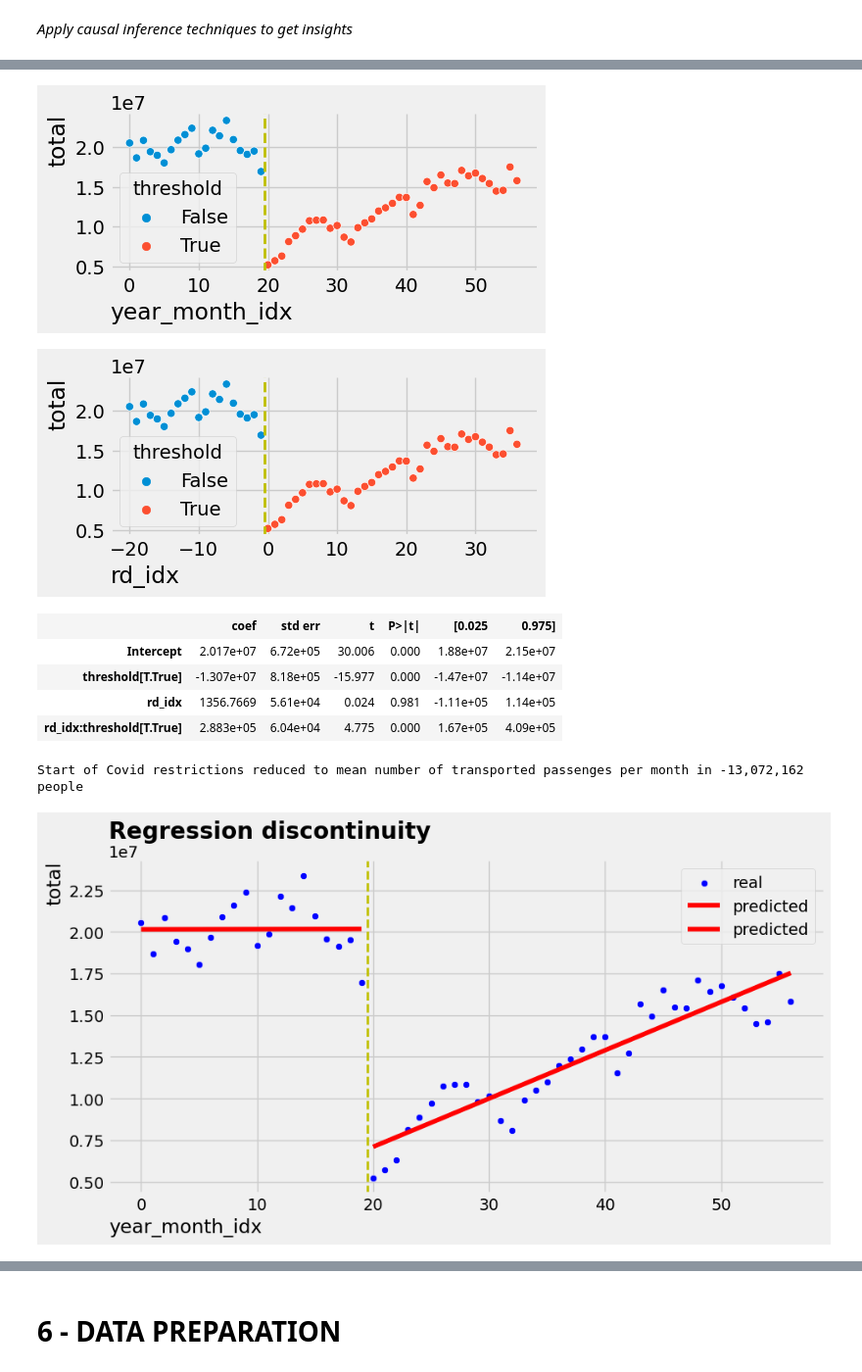
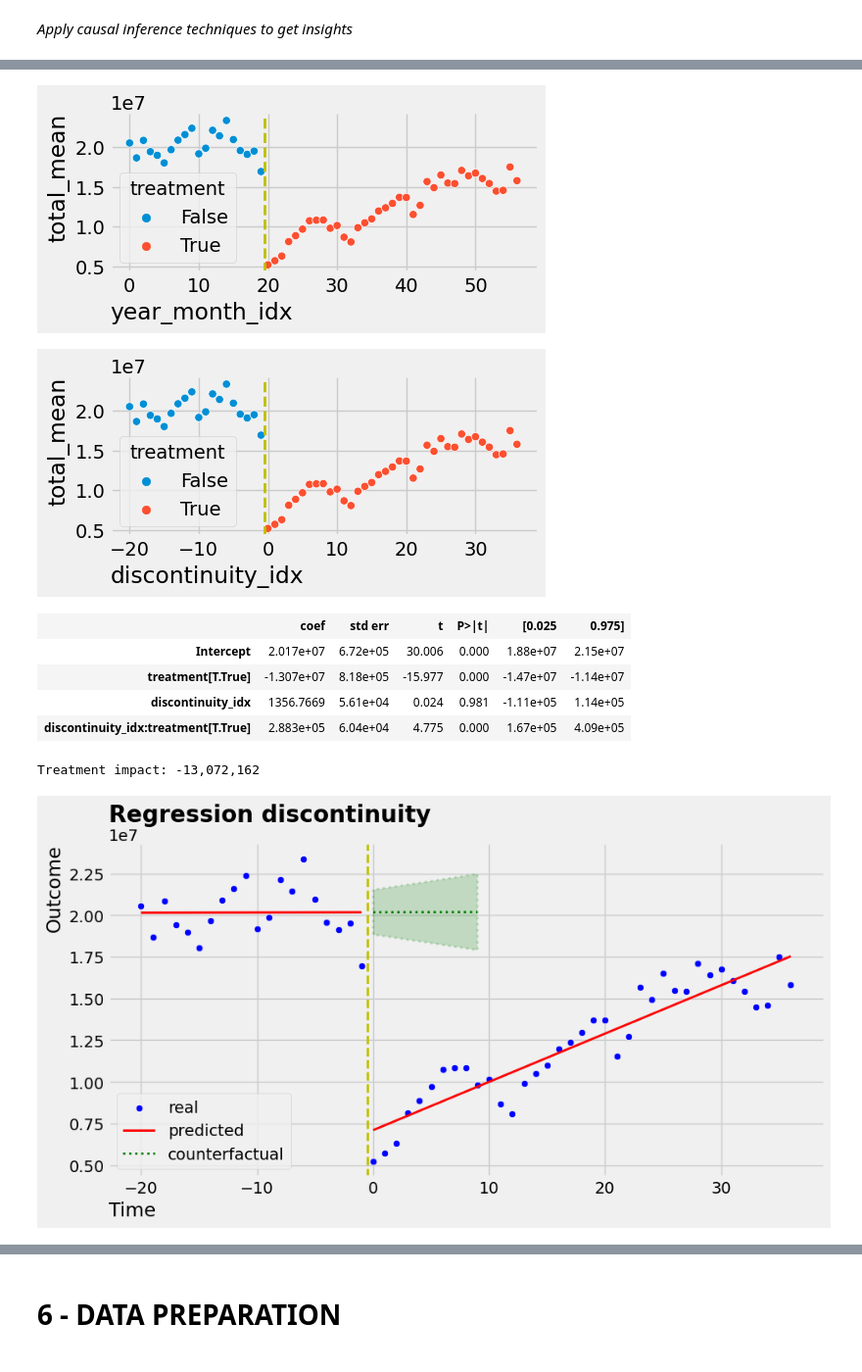
Before and after one commit to OmdenaAI/sao-paulo-chapter-passenger-demand, a Jupyter notebook: src/tasks/task_3_model_training_validation/ds_gustavo_cunha/0.0_gustavo-cunha_first_iteration.ipynb, the cells around one changed output, grey strips where cells are left out. Shown at 98% size. Drawn from its saved outputs; the diff is of its cells as text; code cells hidden in the pictures.

```diff
--- a/src/tasks/task_3_model_training_validation/ds_gustavo_cunha/0.0_gustavo-cunha_first_iteration.ipynb
+++ b/src/tasks/task_3_model_training_validation/ds_gustavo_cunha/0.0_gustavo-cunha_first_iteration.ipynb
@@ -778,49 +788,78 @@ plt.show()
 # %%
 # create a new column where discontinuity is on index 0
-df_causal_agg["rd_idx"] = df_causal_agg["year_month_idx"] - 20
+df_causal_agg["discontinuity_idx"] = df_causal_agg["year_month_idx"] - 20
 # create a new column to indicate if after discountinuity
-df_causal_agg["threshold"] = df_causal_agg["rd_idx"] >= 0
+df_causal_agg["treatment"] = df_causal_agg["discontinuity_idx"] >= 0
 
 # inpect visualy
 plt.figure(figsize=(5, 2))
-sns.scatterplot(data=df_causal_agg, x="year_month_idx", y="total", hue="threshold")
+sns.scatterplot(data=df_causal_agg, x="year_month_idx", y="total_mean", hue="treatment")
 plt.axvline(19.5, color="y", linestyle="--", linewidth=2)
 plt.show()
 plt.figure(figsize=(5, 2))
-sns.scatterplot(data=df_causal_agg, x="rd_idx", y="total", hue="threshold")
+sns.scatterplot(data=df_causal_agg, x="discontinuity_idx", y="total_mean", hue="treatment")
 plt.axvline(-0.5, color="y", linestyle="--", linewidth=2)
 plt.show()
 # %% [output]
-[figure, old version]
+[figure, new version]
-[figure, old version]
+[figure, new version]
 # %%
 # use OLS to infer causality by means of coefficients
-model = smf.wls("total ~ rd_idx * threshold", df_causal_agg).fit()
+model = smf.wls("total_mean ~ discontinuity_idx * treatment", df_causal_agg).fit()
 # inspect results
 display(model.summary().tables[1])
 
-# print report
-print(
-    f'Start of Covid restrictions reduced to mean number of transported passenges per month in {int(model.params["threshold[T.True]"]):,} people'
-)
+# check for statistical significance
+if model.pvalues["treatment[T.True]"] < 0.05:
+    # print report
+    print(
+        f'\nTreatment impact: {int(model.params["treatment[T.True]"]):,}\n'
+    )
 
 # create a new column with predictions
-df_causal_agg["predictions"] = model.fittedvalues
+df_causal_agg["predictions"] = model.predict()
+
+# create a copy of dataframe
+df_causal_agg_counterfactual = df_causal_agg[["discontinuity_idx", "treatment"]].copy()
+# filter where where there were treatment
+df_causal_agg_counterfactual = df_causal_agg_counterfactual[df_causal_agg_counterfactual["treatment"]]
+# assign treatment to zero
+df_causal_agg_counterfactual["treatment"] = False
+# make predictions
+df_causal_agg_counterfactual["counterfactual_predictions"] = model.get_prediction(exog=df_causal_agg_counterfactual).predicted_mean
+df_causal_agg_counterfactual[
+    ["counterfactual_predictions_lower_ci", "counterfactual_predictions_upper_ci"]
+    ] = model.get_prediction(exog=df_causal_agg_counterfactual).conf_int()
 
 # plot original data as well as predictions
-ax = sns.scatterplot(data=df_causal_agg, x="year_month_idx", y="total", color="b", label="real")
-sns.lineplot(data=df_causal_agg[df_causal_agg["year_month_idx"]<20], x="year_month_idx", y="predictions", color="r", ax=ax, label="predicted")
-sns.lineplot(data=df_causal_agg[df_causal_agg["year_month_idx"]>=20], x="year_month_idx", y="predictions", color="r", ax=ax, label="predicted")
-plt.axvline(19.5, color="y", linestyle="--", linewidth=2)
-# define plot details
+ax = sns.scatterplot(data=df_causal_agg, x="discontinuity_idx", y="total_mean", color="b", label="real")
+sns.lineplot(data=df_causal_agg[df_causal_agg["discontinuity_idx"]<0],
+             x="discontinuity_idx", y="predictions", color="r", ax=ax, label="predicted",
+             linestyle="-", linewidth=2)
+sns.lineplot(data=df_causal_agg[df_causal_agg["discontinuity_idx"]>=0],
+             x="discontinuity_idx", y="predictions", color="r", ax=ax, #label="predicted",
+             linestyle="-", linewidth=2)
+sns.lineplot(data=df_causal_agg_counterfactual.head(10),
+             x="discontinuity_idx", y="counterfactual_predictions", color="g", ax=ax, label="counterfactual",
+             linestyle=":", linewidth=2)
+ax.fill_between(
+    x=df_causal_agg_counterfactual["discontinuity_idx"].head(10),
+    y1=df_causal_agg_counterfactual["counterfactual_predictions_lower_ci"].head(10),
+    y2=df_causal_agg_counterfactual["counterfactual_predictions_upper_ci"].head(10),
+    color="g", linestyle=":", linewidth=2, alpha=0.2
+    )
+# plot details
+plt.axvline(-0.5, color="y", linestyle="--", linewidth=2)
 plt.title("Regression discontinuity")
-plt.legend();
+plt.ylabel("Outcome")
+plt.xlabel("Time")
+plt.legend(loc="lower left");
 # %% [output]
 |  | coef | std err | t | P>|t| | [0.025 | 0.975] |
 | Intercept | 2.017e+07 | 6.72e+05 | 30.006 | 0.000 | 1.88e+07 | 2.15e+07 |
-| threshold[T.True] | -1.307e+07 | 8.18e+05 | -15.977 | 0.000 | -1.47e+07 | -1.14e+07 |
-| rd_idx | 1356.7669 | 5.61e+04 | 0.024 | 0.981 | -1.11e+05 | 1.14e+05 |
-| rd_idx:threshold[T.True] | 2.883e+05 | 6.04e+04 | 4.775 | 0.000 | 1.67e+05 | 4.09e+05 |
+| treatment[T.True] | -1.307e+07 | 8.18e+05 | -15.977 | 0.000 | -1.47e+07 | -1.14e+07 |
+| discontinuity_idx | 1356.7669 | 5.61e+04 | 0.024 | 0.981 | -1.11e+05 | 1.14e+05 |
+| discontinuity_idx:treatment[T.True] | 2.883e+05 | 6.04e+04 | 4.775 | 0.000 | 1.67e+05 | 4.09e+05 |
-Start of Covid restrictions reduced to mean number of transported passenges per month in -13,072,162 people
+Treatment impact: -13,072,162
-[figure, old version]
+[figure, new version]
 # %% [markdown]
```
Also changed, not shown: parts of 41 cells of this notebook.
